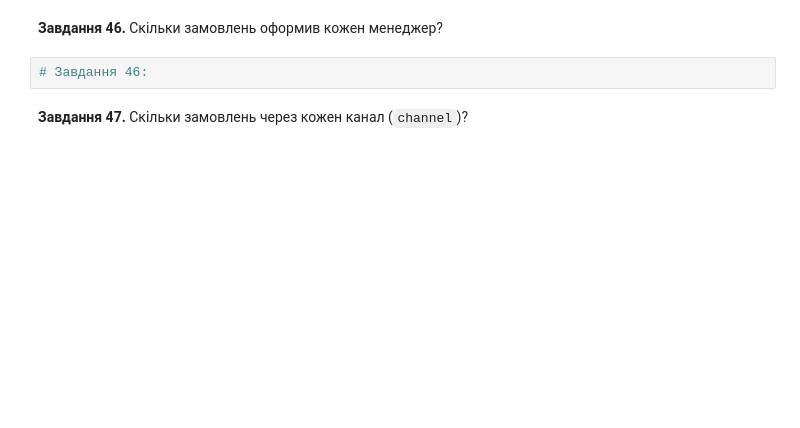
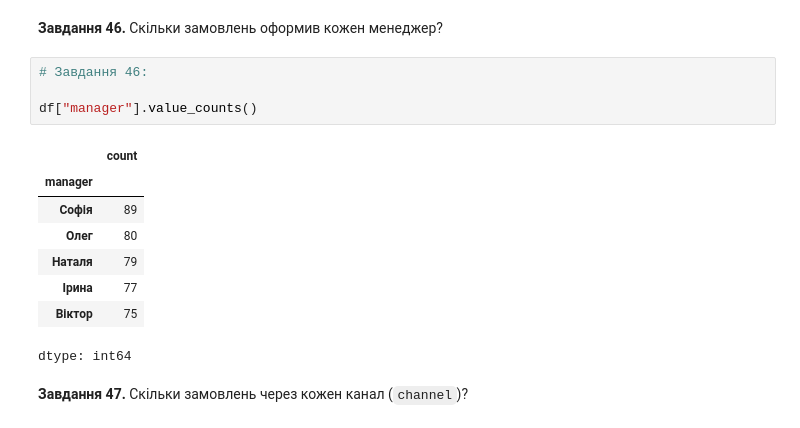
Before and after one commit to Wilson1994/DTA-2026, a Jupyter notebook: homework/pandas_practice_120.ipynb, the cells around one changed output. Cells and saved outputs as stored; diff of their text form; blank space fills up the shorter version.

```diff
--- a/homework/pandas_practice_120.ipynb
+++ b/homework/pandas_practice_120.ipynb
@@ -660,6 +726,17 @@ df["total"].max()
 **Завдання 46.** Скільки замовлень оформив кожен менеджер?
 # %%
 # Завдання 46:
+
+df["manager"].value_counts()
+# %% [output]
+|  | count |
+| manager |  |
+| Софія | 89 |
+| Олег | 80 |
+| Наталя | 79 |
+| Ірина | 77 |
+| Віктор | 75 |
+dtype: int64
 # %% [markdown]
 **Завдання 47.** Скільки замовлень через кожен канал (`channel`)?
 # %%
```
Also changed, not shown: parts of 16 cells of this notebook.
